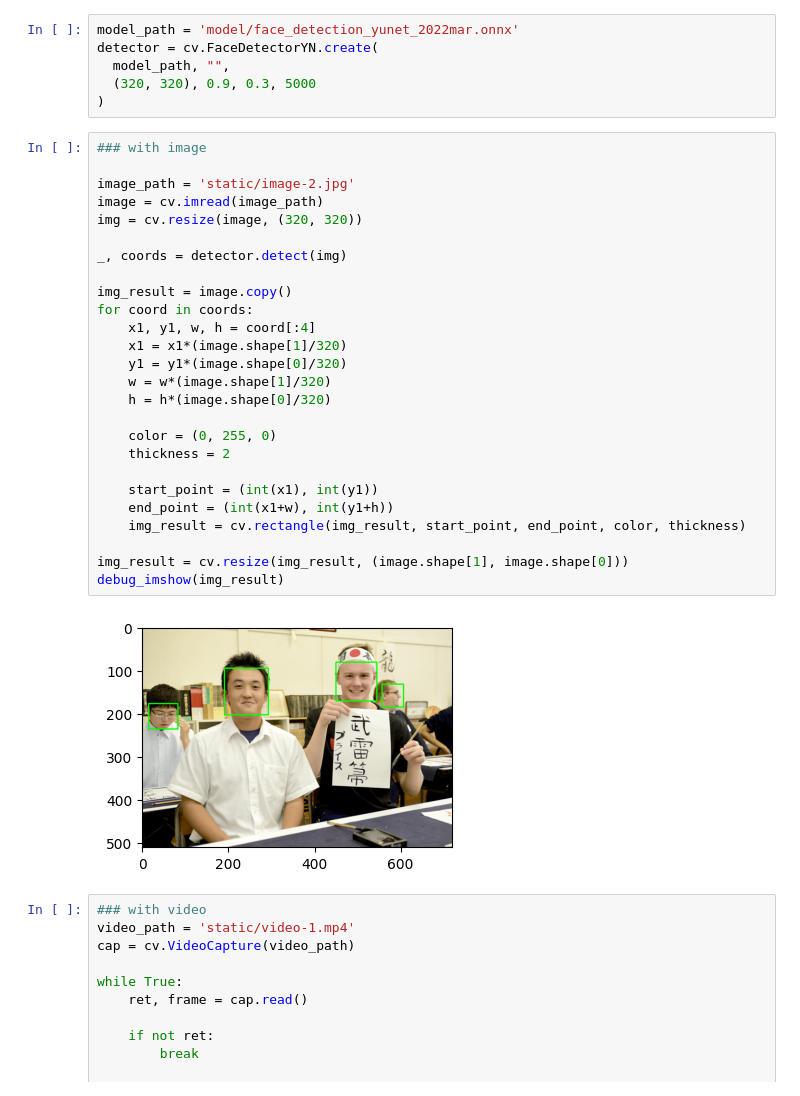
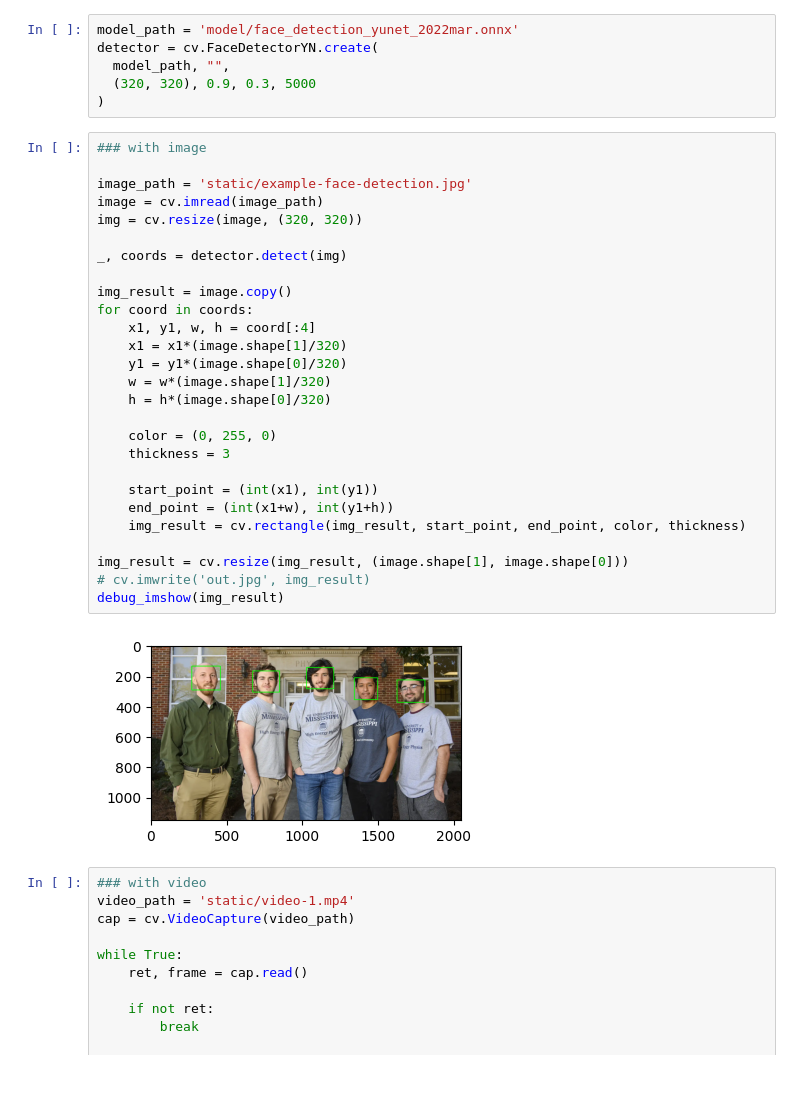
Before and after one commit to kiritoroo/ml-explore, a Jupyter notebook: training/module_face-detect/test.ipynb, the cells around one changed output. Drawn from its saved outputs; the diff is of its cells as text.

```diff
--- a/training/module_face-detect/test.ipynb
+++ b/training/module_face-detect/test.ipynb
@@ -17,31 +17,32 @@ detector = cv.FaceDetectorYN.create(
 # %%
 ### with image
 
-image_path = 'static/image-2.jpg'
+image_path = 'static/example-face-detection.jpg'
 image = cv.imread(image_path)
 img = cv.resize(image, (320, 320))
 
 _, coords = detector.detect(img)
 
 img_result = image.copy()
 for coord in coords:
     x1, y1, w, h = coord[:4]
     x1 = x1*(image.shape[1]/320)
     y1 = y1*(image.shape[0]/320)
     w = w*(image.shape[1]/320)
     h = h*(image.shape[0]/320)
 
     color = (0, 255, 0)
-    thickness = 2
+    thickness = 3
 
     start_point = (int(x1), int(y1))
     end_point = (int(x1+w), int(y1+h))
     img_result = cv.rectangle(img_result, start_point, end_point, color, thickness)
 
 img_result = cv.resize(img_result, (image.shape[1], image.shape[0]))
+# cv.imwrite('out.jpg', img_result)
 debug_imshow(img_result)
 # %% [output]
-[figure, old version]
+[figure, new version]
 # %%
 ### with video
 video_path = 'static/video-1.mp4'
```
Also changed, not shown: 38 other files.
